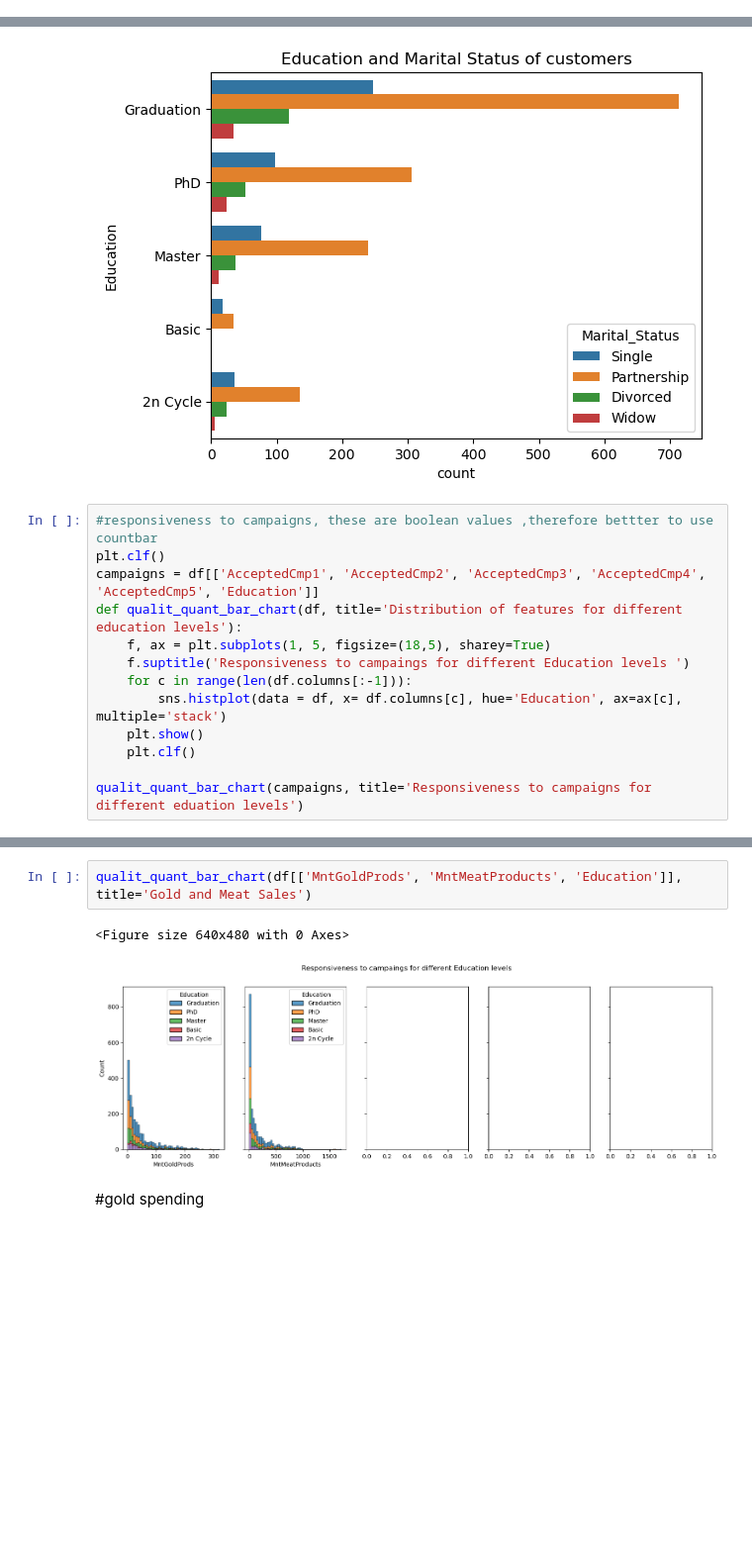
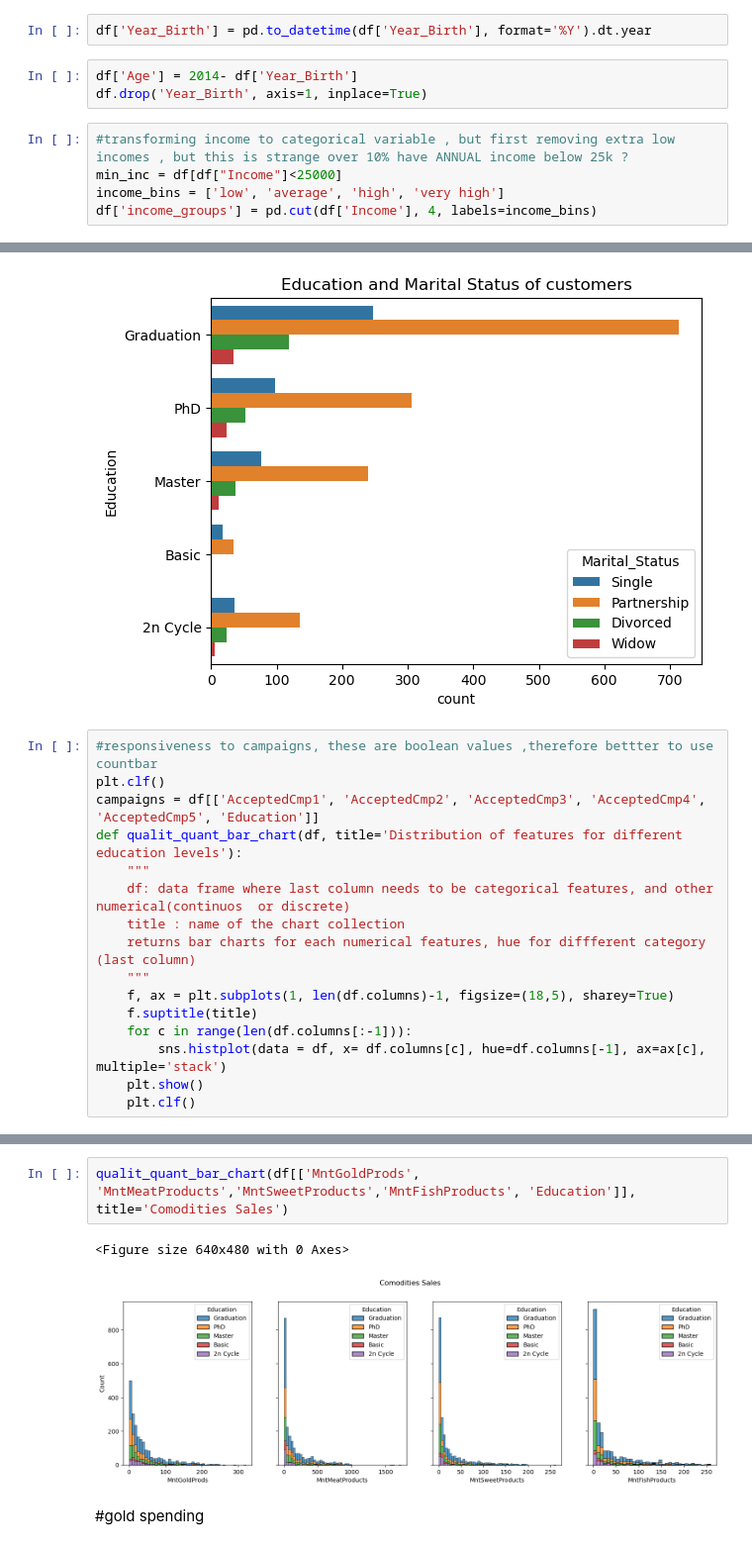
Before and after one commit to tamaricki/Projects, a Jupyter notebook: Customer_analysis_clustering.ipynb, the cells around one changed output, grey strips where cells are left out. Shown at 99% size. Saved outputs shown, nothing was run; the diff lists cells and outputs as text; blank space fills up the shorter version.

```diff
--- a/Customer_analysis_clustering.ipynb
+++ b/Customer_analysis_clustering.ipynb
@@ -170,3 +167,13 @@ df['Marital_Status']=df['Marital_Status'].replace({'Alone':'Single','Together':'
 latest_date = df['Dt_Customer'].max() # check Seniority of customer
 df['customer_seniority'] = (latest_date - df['Dt_Customer']).dt.days
 df['kids'] = df['Kidhome'] + df['Teenhome']
+# %%
+df['Year_Birth'] = pd.to_datetime(df['Year_Birth'], format='%Y').dt.year
+# %%
+df['Age'] = 2014- df['Year_Birth']
+df.drop('Year_Birth', axis=1, inplace=True)
+# %%
+#transforming income to categorical variable , but first removing extra low incomes , but this is strange over 10% have ANNUAL income below 25k ?
+min_inc = df[df["Income"]<25000]
+income_bins = ['low', 'average', 'high', 'very high']
+df['income_groups'] = pd.cut(df['Income'], 4, labels=income_bins)
@@ -201,11 +216,14 @@ plt.show()
 plt.clf()
 campaigns = df[['AcceptedCmp1', 'AcceptedCmp2', 'AcceptedCmp3', 'AcceptedCmp4', 'AcceptedCmp5', 'Education']]
 def qualit_quant_bar_chart(df, title='Distribution of features for different education levels'):
-    f, ax = plt.subplots(1, 5, figsize=(18,5), sharey=True)
-    f.suptitle('Responsiveness to campaings for different Education levels ')
+    """
+    df: data frame where last column needs to be categorical features, and other numerical(continuos  or discrete)
+    title : name of the chart collection
+    returns bar charts for each numerical features, hue for diffferent category (last column)
+    """
+    f, ax = plt.subplots(1, len(df.columns)-1, figsize=(18,5), sharey=True)
+    f.suptitle(title)
     for c in range(len(df.columns[:-1])):
-        sns.histplot(data = df, x= df.columns[c], hue='Education', ax=ax[c], multiple='stack')
+        sns.histplot(data = df, x= df.columns[c], hue=df.columns[-1], ax=ax[c], multiple='stack')
     plt.show()
     plt.clf()
-
-qualit_quant_bar_chart(campaigns, title='Responsiveness to campaigns for different eduation levels')
@@ -222,7 +242,7 @@ qualit_quant_bar_chart(channels, 'Sales Channels for Education levels')
 # %%
-qualit_quant_bar_chart(df[['MntGoldProds', 'MntMeatProducts', 'Education']], title='Gold and Meat Sales')
+qualit_quant_bar_chart(df[['MntGoldProds', 'MntMeatProducts','MntSweetProducts','MntFishProducts', 'Education']], title='Comodities Sales')
 # %% [output]
 <Figure size 640x480 with 0 Axes>
-[figure, old version]
+[figure, new version]
 # %% [markdown]
 #gold spending
```
Also changed, not shown: parts of 20 cells of this notebook.
